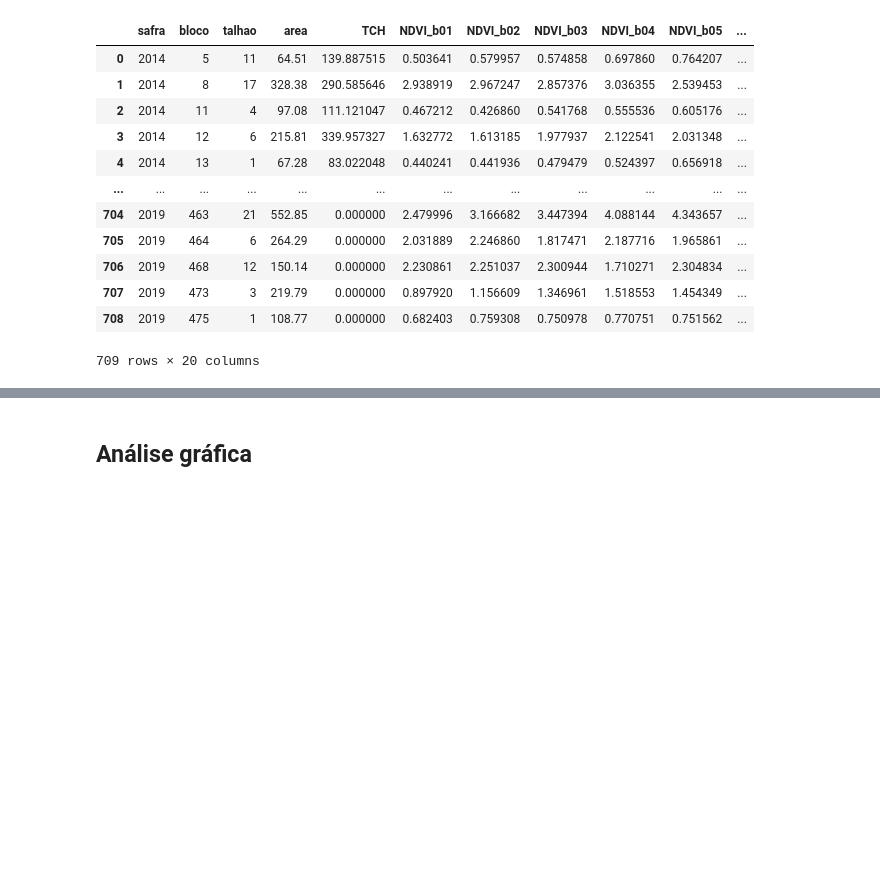
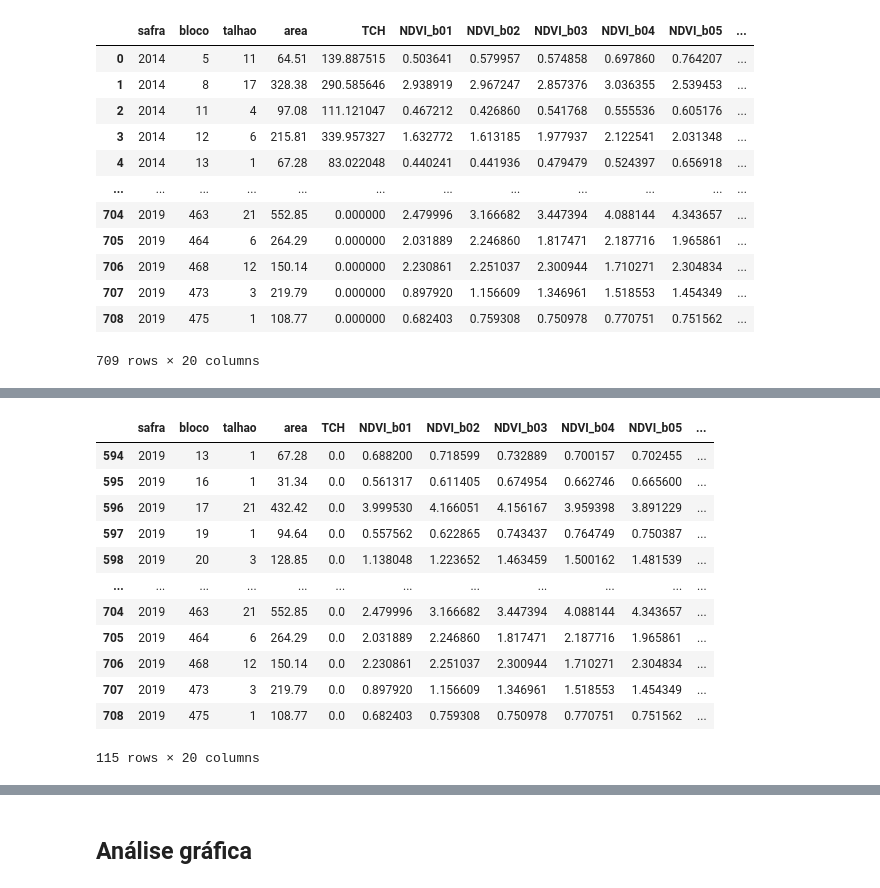
Before and after one commit to victorpecine/teste_ubirata, a Jupyter notebook: teste_ubirata_2.ipynb, the cells around one changed output, grey strips where cells are left out. Cells and saved outputs as stored; diff of their text form; code cells hidden in the pictures; blank space fills up the shorter version.

```diff
--- a/teste_ubirata_2.ipynb
+++ b/teste_ubirata_2.ipynb
@@ -1632,3 +1712,19 @@ The default value of numeric_only in DataFrameGroupBy.sum is deprecated. In a fu
+# %%
+df_2014_2019_agrupado_bloco[df_2014_2019_agrupado_bloco['safra'] == 2019]
+# %% [output]
+|  | safra | bloco | talhao | area | TCH | NDVI_b01 | NDVI_b02 | NDVI_b03 | NDVI_b04 | NDVI_b05 | ... |
+| 594 | 2019 | 13 | 1 | 67.28 | 0.0 | 0.688200 | 0.718599 | 0.732889 | 0.700157 | 0.702455 | ... |
+| 595 | 2019 | 16 | 1 | 31.34 | 0.0 | 0.561317 | 0.611405 | 0.674954 | 0.662746 | 0.665600 | ... |
+| 596 | 2019 | 17 | 21 | 432.42 | 0.0 | 3.999530 | 4.166051 | 4.156167 | 3.959398 | 3.891229 | ... |
+| 597 | 2019 | 19 | 1 | 94.64 | 0.0 | 0.557562 | 0.622865 | 0.743437 | 0.764749 | 0.750387 | ... |
+| 598 | 2019 | 20 | 3 | 128.85 | 0.0 | 1.138048 | 1.223652 | 1.463459 | 1.500162 | 1.481539 | ... |
+| ... | ... | ... | ... | ... | ... | ... | ... | ... | ... | ... | ... |
+| 704 | 2019 | 463 | 21 | 552.85 | 0.0 | 2.479996 | 3.166682 | 3.447394 | 4.088144 | 4.343657 | ... |
+| 705 | 2019 | 464 | 6 | 264.29 | 0.0 | 2.031889 | 2.246860 | 1.817471 | 2.187716 | 1.965861 | ... |
+| 706 | 2019 | 468 | 12 | 150.14 | 0.0 | 2.230861 | 2.251037 | 2.300944 | 1.710271 | 2.304834 | ... |
+| 707 | 2019 | 473 | 3 | 219.79 | 0.0 | 0.897920 | 1.156609 | 1.346961 | 1.518553 | 1.454349 | ... |
+| 708 | 2019 | 475 | 1 | 108.77 | 0.0 | 0.682403 | 0.759308 | 0.750978 | 0.770751 | 0.751562 | ... |
+115 rows × 20 columns
 # %%
 df_safras_tch = pd.DataFrame(df_2014_2019.groupby('safra')[['mil_tonelada_cana_xgbr_regressor',
                                                             'tch_xgbr_regressor',
```
Also changed, not shown: parts of 19 cells of this notebook.
